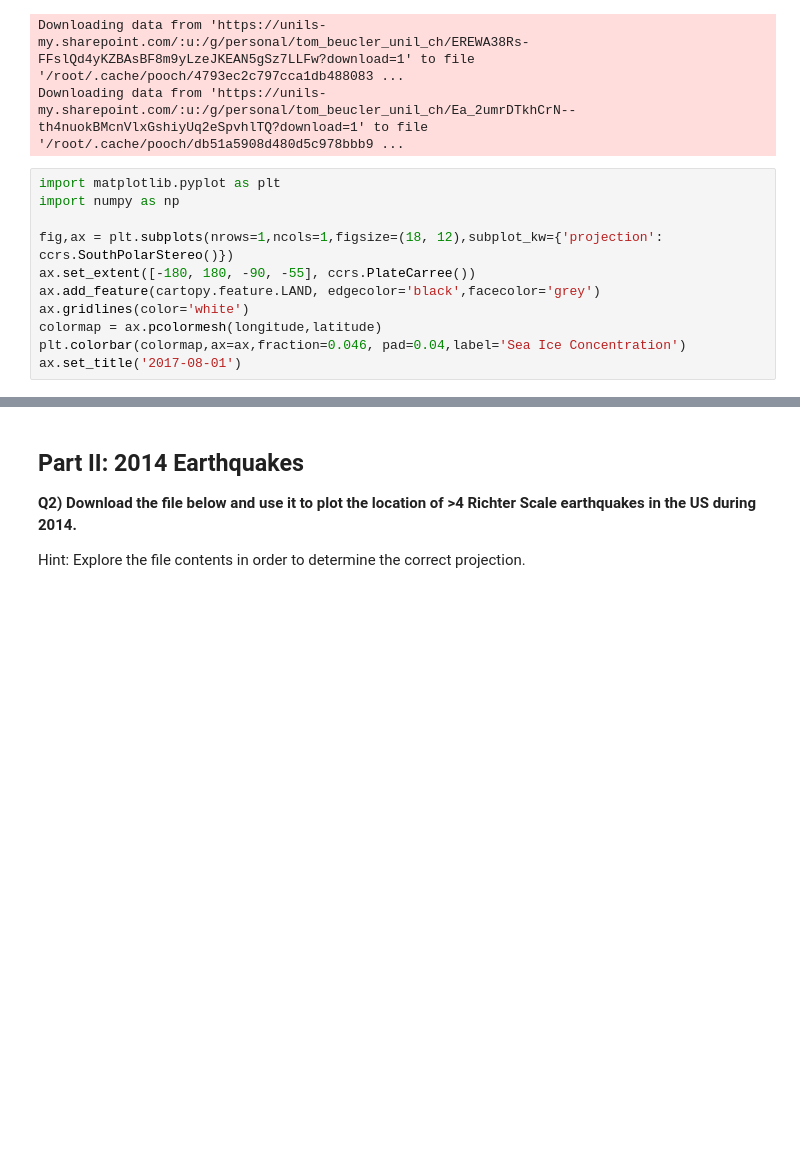
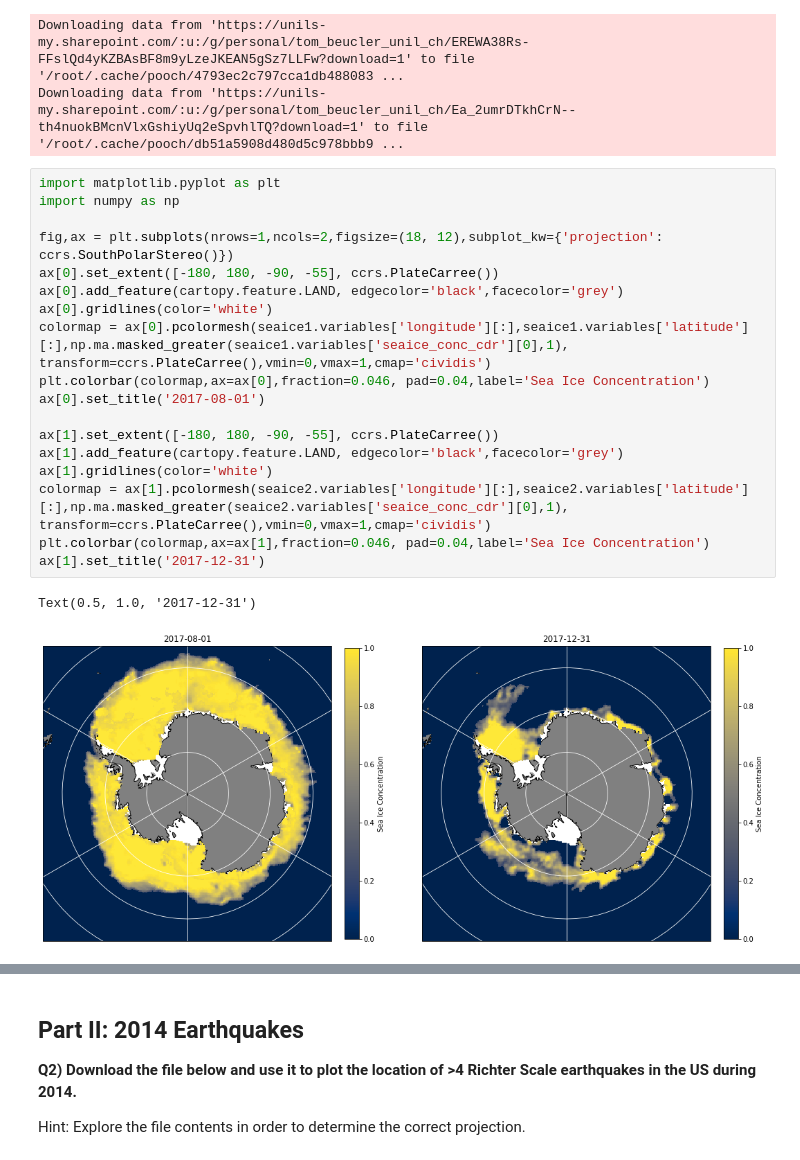
Before and after one commit to MaxHenk/2022_Intro_Python, a Jupyter notebook: Exercises/W2_S2.ipynb, the cells around one changed output, grey strips where cells are left out. Saved outputs shown, nothing was run; the diff lists cells and outputs as text; blank space fills up the shorter version.

```diff
--- a/Exercises/W2_S2.ipynb
+++ b/Exercises/W2_S2.ipynb
@@ -209,14 +193,24 @@ Downloading data from 'https://unils-my.sharepoint.com/:u:/g/personal/tom_beucle
 # %%
 import matplotlib.pyplot as plt
 import numpy as np
 
-fig,ax = plt.subplots(nrows=1,ncols=1,figsize=(18, 12),subplot_kw={'projection': ccrs.SouthPolarStereo()})
-ax.set_extent([-180, 180, -90, -55], ccrs.PlateCarree())
-ax.add_feature(cartopy.feature.LAND, edgecolor='black',facecolor='grey')
-ax.gridlines(color='white')
-colormap = ax.pcolormesh(longitude,latitude)
-plt.colorbar(colormap,ax=ax,fraction=0.046, pad=0.04,label='Sea Ice Concentration')
-ax.set_title('2017-08-01')
+fig,ax = plt.subplots(nrows=1,ncols=2,figsize=(18, 12),subplot_kw={'projection': ccrs.SouthPolarStereo()})
+ax[0].set_extent([-180, 180, -90, -55], ccrs.PlateCarree())
+ax[0].add_feature(cartopy.feature.LAND, edgecolor='black',facecolor='grey')
+ax[0].gridlines(color='white')
+colormap = ax[0].pcolormesh(seaice1.variables['longitude'][:],seaice1.variables['latitude'][:],np.ma.masked_greater(seaice1.variables['seaice_conc_cdr'][0],1), transform=ccrs.PlateCarree(),vmin=0,vmax=1,cmap='cividis')
+plt.colorbar(colormap,ax=ax[0],fraction=0.046, pad=0.04,label='Sea Ice Concentration')
+ax[0].set_title('2017-08-01')
+
+ax[1].set_extent([-180, 180, -90, -55], ccrs.PlateCarree())
+ax[1].add_feature(cartopy.feature.LAND, edgecolor='black',facecolor='grey')
+ax[1].gridlines(color='white')
+colormap = ax[1].pcolormesh(seaice2.variables['longitude'][:],seaice2.variables['latitude'][:],np.ma.masked_greater(seaice2.variables['seaice_conc_cdr'][0],1), transform=ccrs.PlateCarree(),vmin=0,vmax=1,cmap='cividis')
+plt.colorbar(colormap,ax=ax[1],fraction=0.046, pad=0.04,label='Sea Ice Concentration')
+ax[1].set_title('2017-12-31')
+# %% [output]
+Text(0.5, 1.0, '2017-12-31')
+[figure, added]
 # %%
 import matplotlib.pyplot as plt
 #import cartopy.feature as cfeature
```
Also changed, not shown: parts of 7 cells of this notebook.
